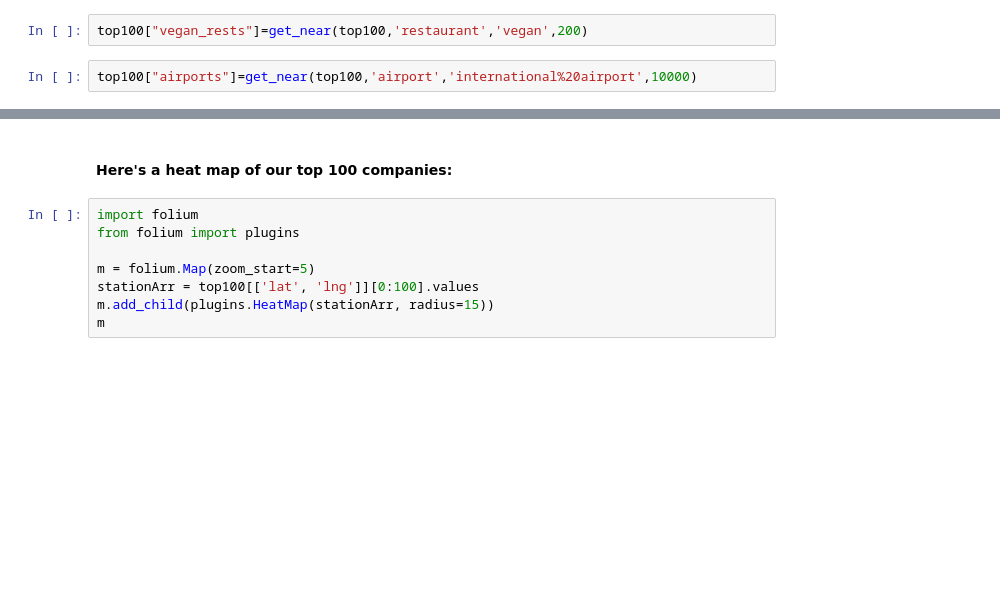
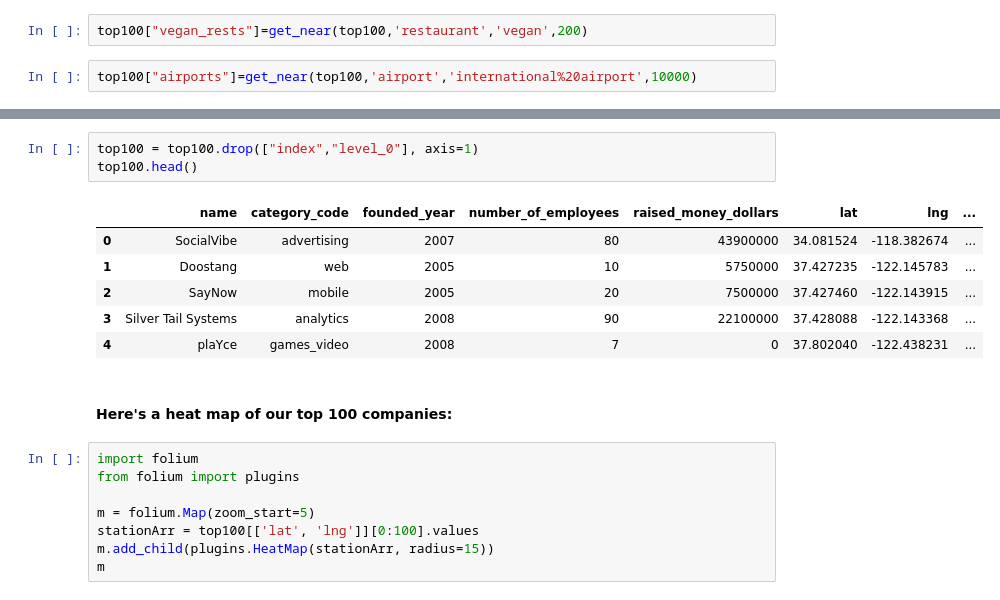
Before and after one commit to maxsanchezdp/project-visualizing-real-world-data-project, a Jupyter notebook: my-code/1. Geoqueries.ipynb, the cells around one changed output, grey strips where cells are left out. Drawn from its saved outputs; the diff is of its cells as text; blank space fills up the shorter version.

```diff
--- a/my-code/1. Geoqueries.ipynb
+++ b/my-code/1. Geoqueries.ipynb
@@ -206 +201,11 @@ top100
+# %%
+top100 = top100.drop(["index","level_0"], axis=1)
+top100.head()
+# %% [output]
+|  | name | category_code | founded_year | number_of_employees | raised_money_dollars | lat | lng | ... |
+| 0 | SocialVibe | advertising | 2007 | 80 | 43900000 | 34.081524 | -118.382674 | ... |
+| 1 | Doostang | web | 2005 | 10 | 5750000 | 37.427235 | -122.145783 | ... |
+| 2 | SayNow | mobile | 2005 | 20 | 7500000 | 37.427460 | -122.143915 | ... |
+| 3 | Silver Tail Systems | analytics | 2008 | 90 | 22100000 | 37.428088 | -122.143368 | ... |
+| 4 | plaYce | games_video | 2008 | 7 | 0 | 37.802040 | -122.438231 | ... |
 # %% [markdown]
```
Also changed, not shown: parts of 22 cells of this notebook.
